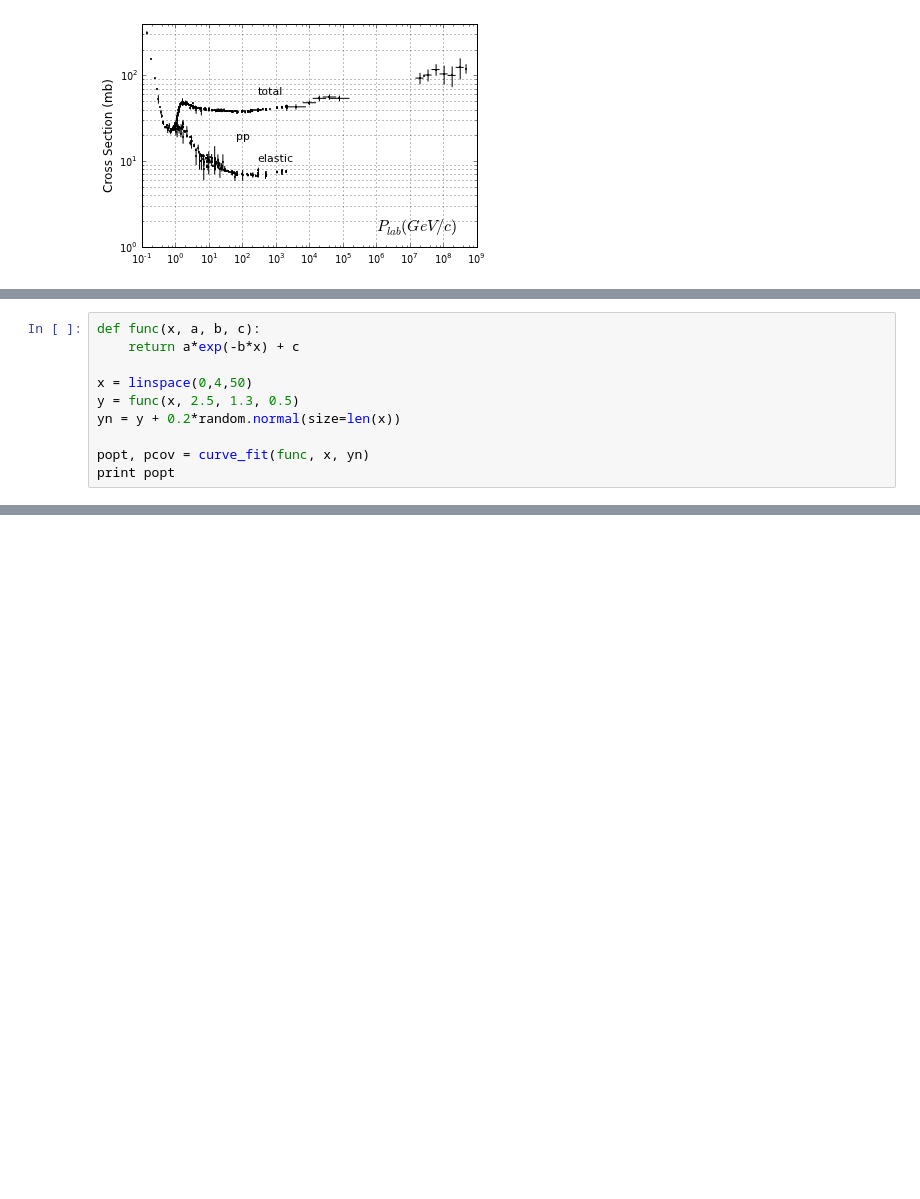
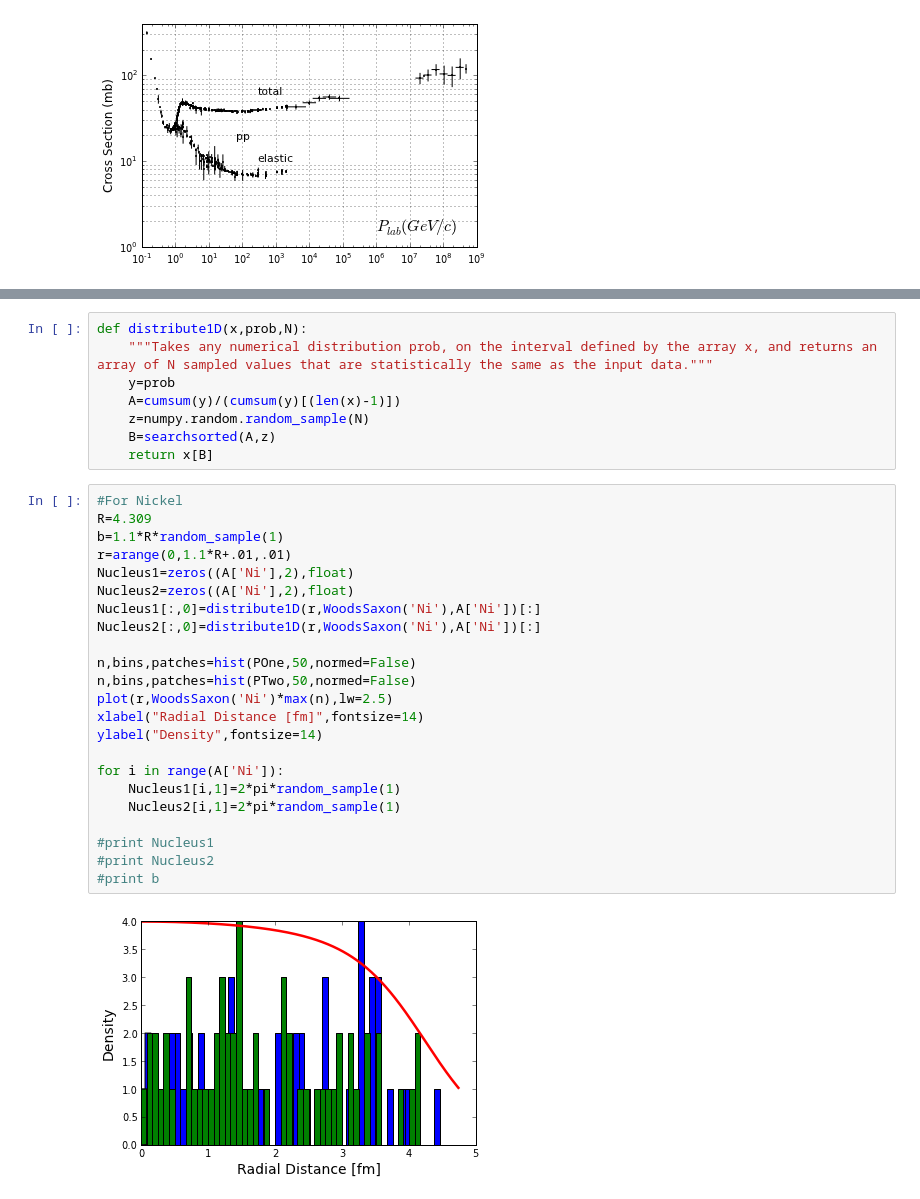
Before and after one commit to jdfreder/MCG, a Jupyter notebook: Project/NuclearInteractions.ipynb, the cells around one changed output, grey strips where cells are left out. Cells and saved outputs as stored; diff of their text form; blank space fills up the shorter version.

```diff
--- a/Project/NuclearInteractions.ipynb
+++ b/Project/NuclearInteractions.ipynb
@@ -70,13 +71,3 @@ def WoodsSaxon(y):
     r=arange(0,1.1*R[x]+.01,.01)
     Rho=(1+w[x]*r**2/R[x]**2)/(1+e**((r-R[x])/a[x]))
     return Rho
-# %%
-def func(x, a, b, c):
-    return a*exp(-b*x) + c
-
-x = linspace(0,4,50)
-y = func(x, 2.5, 1.3, 0.5)
-yn = y + 0.2*random.normal(size=len(x))
-
-popt, pcov = curve_fit(func, x, yn)
-print popt
@@ -121,0 +88,33 @@ curve_fit(f, xdata, ydata, p0=None, sigma=None, **kw)
+# %%
+def distribute1D(x,prob,N):
+    """Takes any numerical distribution prob, on the interval defined by the array x, and returns an array of N sampled values that are statistically the same as the input data."""
+    y=prob
+    A=cumsum(y)/(cumsum(y)[(len(x)-1)])
+    z=numpy.random.random_sample(N)
+    B=searchsorted(A,z)
+    return x[B]
+# %%
+#For Nickel
+R=4.309
+b=1.1*R*random_sample(1)
+r=arange(0,1.1*R+.01,.01)
+Nucleus1=zeros((A['Ni'],2),float)
+Nucleus2=zeros((A['Ni'],2),float)
+Nucleus1[:,0]=distribute1D(r,WoodsSaxon('Ni'),A['Ni'])[:]
+Nucleus2[:,0]=distribute1D(r,WoodsSaxon('Ni'),A['Ni'])[:]
+
+n,bins,patches=hist(POne,50,normed=False)
+n,bins,patches=hist(PTwo,50,normed=False)
+plot(r,WoodsSaxon('Ni')*max(n),lw=2.5)
+xlabel("Radial Distance [fm]",fontsize=14)
+ylabel("Density",fontsize=14)
+
+for i in range(A['Ni']):
+    Nucleus1[i,1]=2*pi*random_sample(1)
+    Nucleus2[i,1]=2*pi*random_sample(1)
+
+#print Nucleus1
+#print Nucleus2
+#print b
+# %% [output]
+[figure, added]
```
Also changed, not shown: parts of 8 cells of this notebook.
